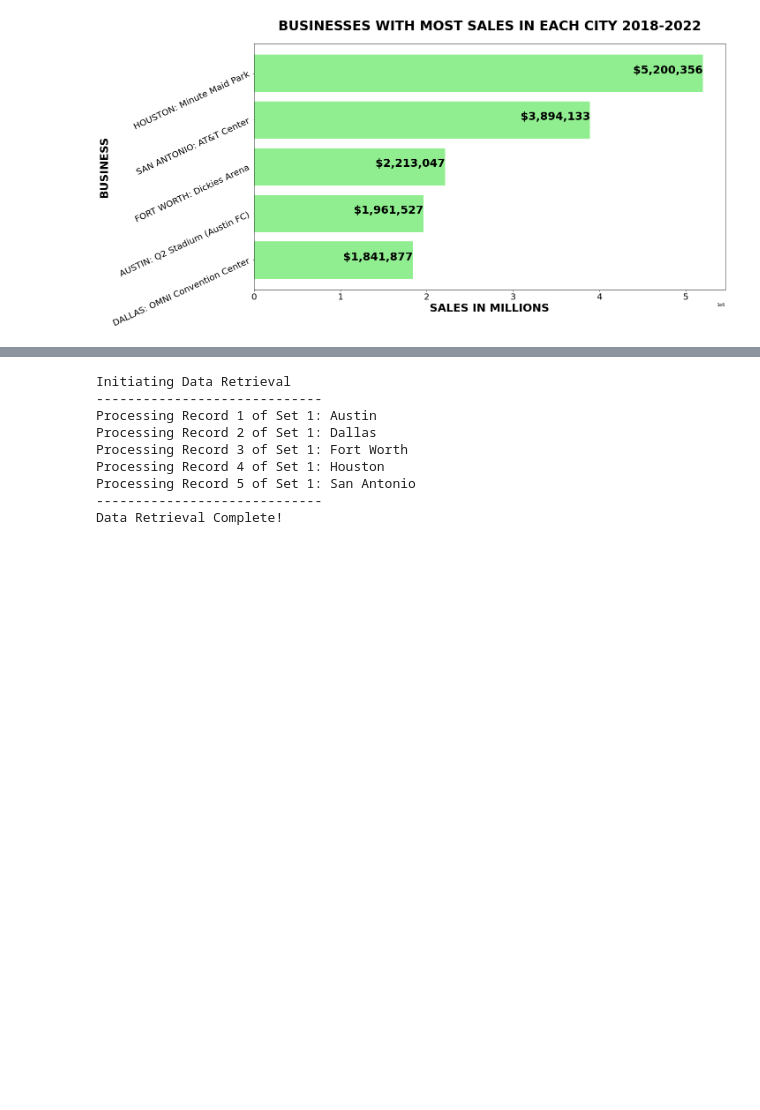
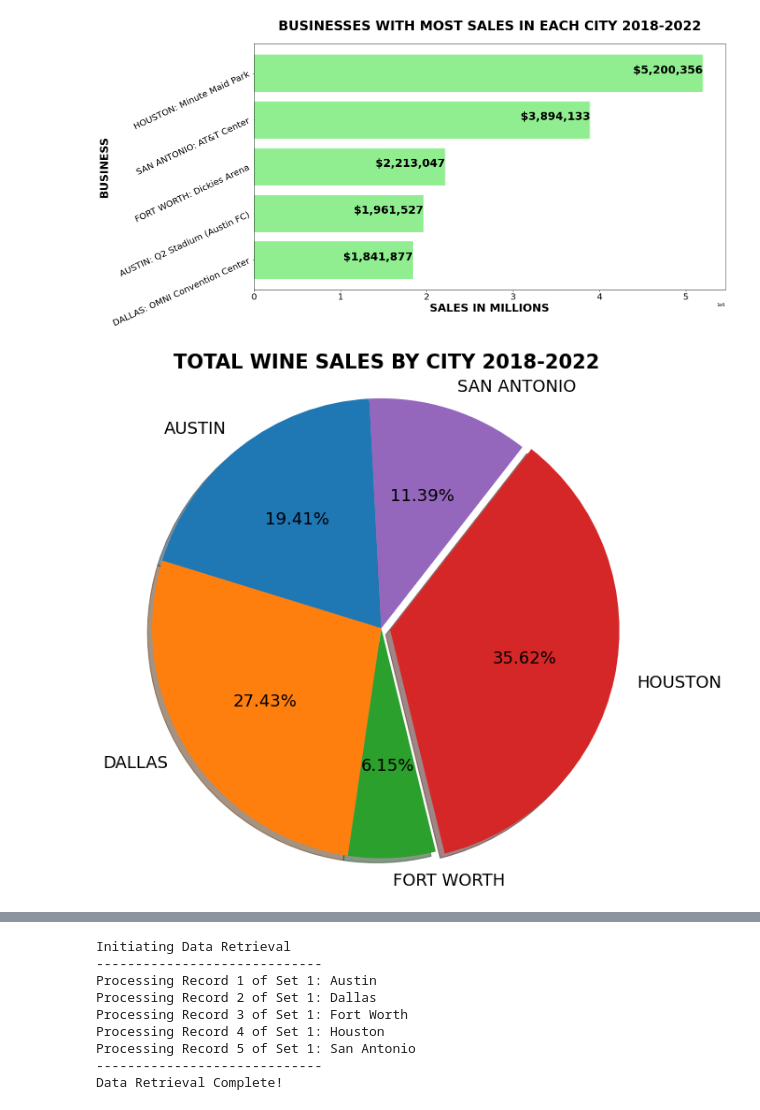
Before and after one commit to DJAMES152/project1, a Jupyter notebook: Untitled.ipynb, the cells around one changed output, grey strips where cells are left out. Drawn from its saved outputs; the diff is of its cells as text; code cells hidden in the pictures; blank space fills up the shorter version.

```diff
--- a/Untitled.ipynb
+++ b/Untitled.ipynb
@@ -215,6 +215,20 @@ hlm = clean_df.loc[clean_df["Liquor Receipts"]==2548863]
 salm = clean_df.loc[clean_df["Liquor Receipts"]==2204014]
 # %%
 winemaxcity = city_group["Wine Receipts"].max()
+# %%
+winesumcity = city_group["Wine Receipts"].sum()
+# %%
+y=np.array([winesumcity])
+labels = ["AUSTIN", "DALLAS", "FORT WORTH", "HOUSTON", "SAN ANTONIO"]
+explode = (0.00, 0.00, 0.00, 0.04, 0.00)
+plt.pie(winesumcity, autopct="%1.2f%%", labels=labels, explode=explode, shadow=True, startangle=93, textprops={'fontsize': 18})
+plt.title("TOTAL WINE SALES BY CITY 2018-2022", loc="center", weight="bold", fontsize="21")
+plt.axis("equal")
+fig = plt.gcf()
+fig.set_size_inches(10,10)
+plt.savefig("winesalesbycity.png")
+# %% [output]
+[figure, added]
 # %%
 awm = clean_df.loc[clean_df["Wine Receipts"]==760053]
 dwm = clean_df.loc[clean_df["Wine Receipts"]==514072]
```
Also changed, not shown: parts of 6 cells of this notebook, 4 other files.
